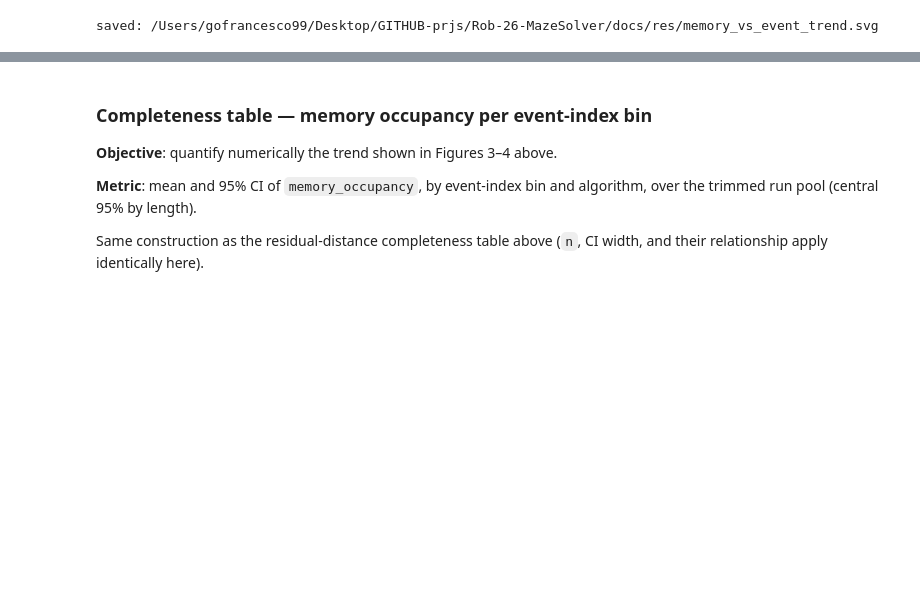
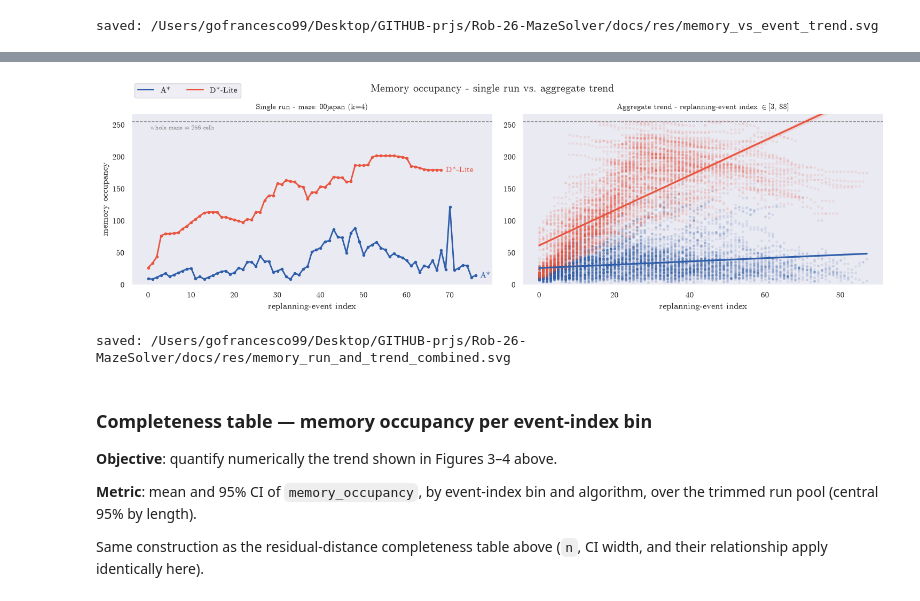
Before and after one commit to FrancescoGuarda/Rob-26-MazeSolver, a Jupyter notebook: notebooks/data_analysis.ipynb, the cells around one changed output, grey strips where cells are left out. Drawn from its saved outputs; the diff is of its cells as text; code cells hidden in the pictures; blank space fills up the shorter version.

```diff
--- a/notebooks/data_analysis.ipynb
+++ b/notebooks/data_analysis.ipynb
@@ -656,3 +668,52 @@ saved: /Users/gofrancesco99/Desktop/GITHUB-prjs/Rob-26-MazeSolver/docs/res/memor
+# %%
+fig4, (ax_left, ax_right) = plt.subplots(1, 2, figsize=(15, 4.6))
+
+ax_left.axhline(MAZE_CELLS, ls="--", lw=1, color="#888", zorder=0)
+ax_left.text(0.5, MAZE_CELLS - 6, f"whole maze = {MAZE_CELLS} cells",
+             ha="left", va="top", fontsize=8.5, color="#888")
+for algo in ALGO_ORDER:
+    g = mem[(mem.maze == maze_show) & (mem.algo_key == algo)
+            & (mem.goal_count == K_SHOW)].sort_values("event_id")
+    ax_left.plot(g["event_id"], g["memory_occupancy"],
+                 color=ALGO_COLOR[algo], lw=2, marker="o", ms=3)
+    ax_left.annotate(ALGO_LABEL[algo],
+                      xy=(g["event_id"].iloc[-1], g["memory_occupancy"].iloc[-1]),
+                      xytext=(6, 0), textcoords="offset points", va="center",
+                      color=ALGO_COLOR[algo], fontsize=11, fontweight="bold")
+ax_left.set_xlabel("replanning-event index")
+ax_left.set_ylabel("memory occupancy")
+ax_left.set_ylim(0, MAZE_CELLS + 12)
+ax_left.set_title(f"Single run - maze: {maze_show} (k={K_SHOW})", fontsize=10.5)
+sns.despine(ax=ax_left)
+
+ax_right.axhline(MAZE_CELLS, ls="--", lw=1, color="#888", zorder=0)
+for algo in ALGO_ORDER:
+    sub = mem_trim[mem_trim.algo_key == algo]
+    sns.regplot(data=sub, x="event_id", y="memory_occupancy", order=1, ci=95,
+                color=ALGO_COLOR[algo], scatter_kws={"s": 6, "alpha": 0.08}, ax=ax_right)
+ax_right.set_xlabel("replanning-event index")
+ax_right.set_ylabel(None)
+ax_right.set_ylim(0, MAZE_CELLS + 12)
+ax_right.set_title(
+    f"Aggregate trend - replanning-event index " + r"$\in$" + f"[{lo_n:.0f}, {hi_n:.0f}]",
+    fontsize=10.5)
+sns.despine(ax=ax_right)
+
+# Single figure-level legend (both panels share the same algorithm colors).
+legend_handles = [mlines.Line2D([], [], color=ALGO_COLOR[a], label=ALGO_LABEL[a])
+                   for a in ALGO_ORDER]
+fig4.legend(handles=legend_handles,
+            loc="upper left", bbox_to_anchor=(0.048, 0.98), ncol=len(ALGO_ORDER))
+fig4.suptitle("Memory occupancy - single run vs. aggregate trend", y=0.96)
+plt.tight_layout()
+plt.show()
+# %% [output]
+[figure, added]
+# %%
+fig4.savefig(FIGURES_DIR / "memory_run_and_trend_combined.svg", bbox_inches="tight")
+print(f"saved: {FIGURES_DIR / 'memory_run_and_trend_combined.svg'}")
+# %% [output]
+saved: /Users/gofrancesco99/Desktop/GITHUB-prjs/Rob-26-MazeSolver/docs/res/memory_run_and_trend_combined.svg
 # %% [markdown]
 ### Completeness table — memory occupancy per event-index bin
 
```
Also changed, not shown: parts of 2 cells of this notebook, 1 other file.
